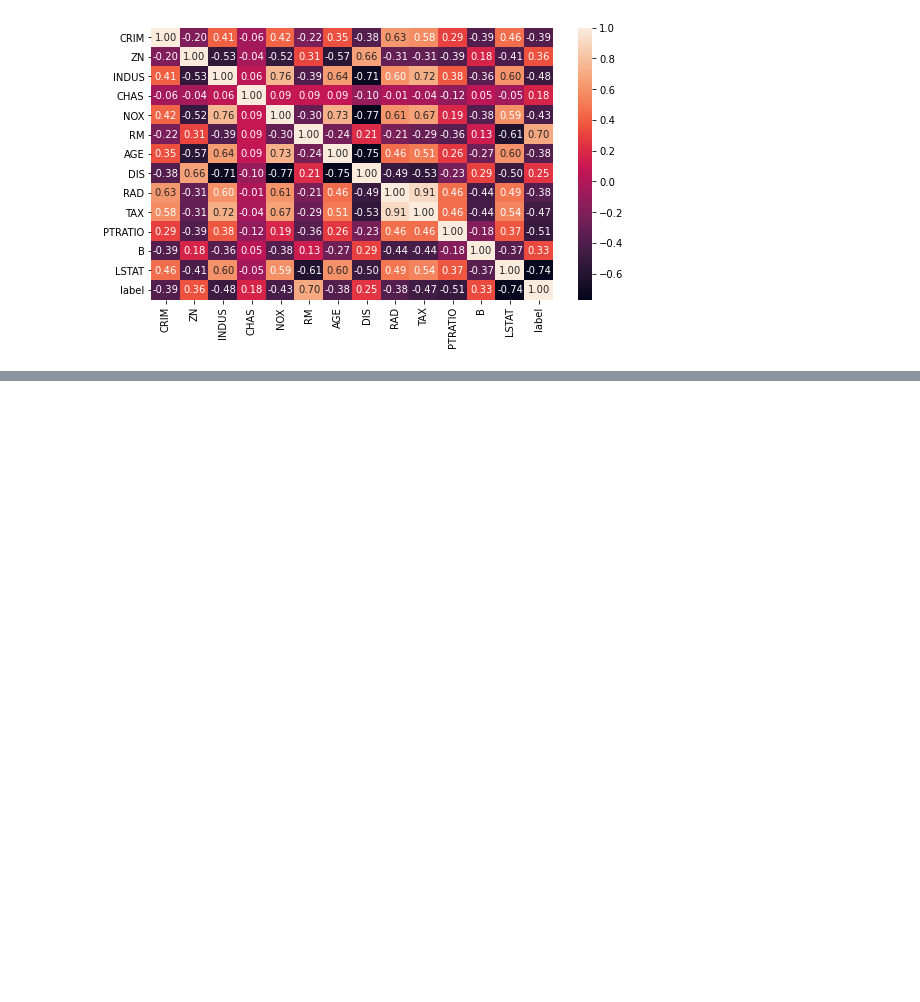
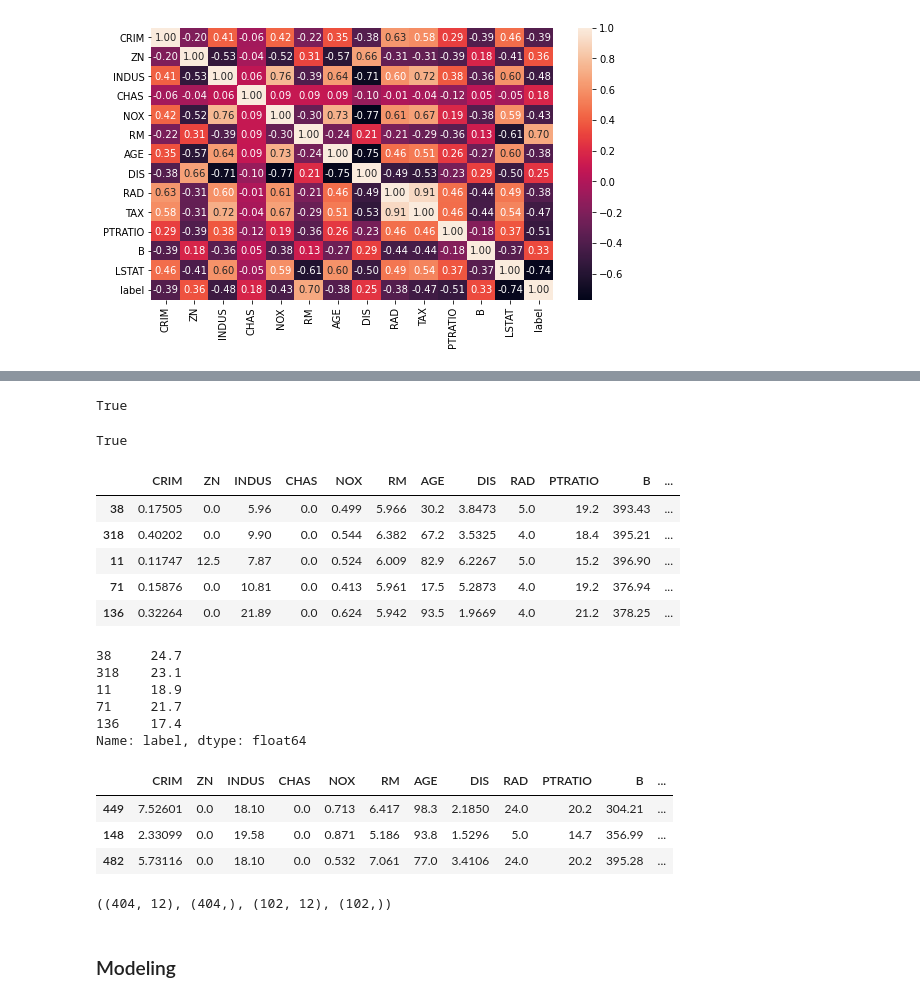
Before and after one commit to datacuriosity/MCI_Python_28S_Level_2, a Jupyter notebook: Lecture/Lecture_01+02_Linear_Regression/Lecture_01.ipynb, the cells around one changed output, grey strips where cells are left out. Drawn from its saved outputs; the diff is of its cells as text; code cells hidden in the pictures; blank space fills up the shorter version.

```diff
--- a/Lecture/Lecture_01+02_Linear_Regression/Lecture_01.ipynb
+++ b/Lecture/Lecture_01+02_Linear_Regression/Lecture_01.ipynb
@@ -105,0 +114,39 @@ Name: label, Length: 404, dtype: float64
+# %%
+X_train.shape[0] == y_train.shape[0]
+# %% [output]
+True
+# %%
+X_test.shape[0] == y_test.shape[0]
+# %% [output]
+True
+# %%
+X_train.head(5)
+# %% [output]
+|  | CRIM | ZN | INDUS | CHAS | NOX | RM | AGE | DIS | RAD | PTRATIO | B | ... |
+| 38 | 0.17505 | 0.0 | 5.96 | 0.0 | 0.499 | 5.966 | 30.2 | 3.8473 | 5.0 | 19.2 | 393.43 | ... |
+| 318 | 0.40202 | 0.0 | 9.90 | 0.0 | 0.544 | 6.382 | 67.2 | 3.5325 | 4.0 | 18.4 | 395.21 | ... |
+| 11 | 0.11747 | 12.5 | 7.87 | 0.0 | 0.524 | 6.009 | 82.9 | 6.2267 | 5.0 | 15.2 | 396.90 | ... |
+| 71 | 0.15876 | 0.0 | 10.81 | 0.0 | 0.413 | 5.961 | 17.5 | 5.2873 | 4.0 | 19.2 | 376.94 | ... |
+| 136 | 0.32264 | 0.0 | 21.89 | 0.0 | 0.624 | 5.942 | 93.5 | 1.9669 | 4.0 | 21.2 | 378.25 | ... |
+# %%
+y_train.head(5)
+# %% [output]
+38     24.7
+318    23.1
+11     18.9
+71     21.7
+136    17.4
+Name: label, dtype: float64
+# %%
+X_test.head(3)
+# %% [output]
+|  | CRIM | ZN | INDUS | CHAS | NOX | RM | AGE | DIS | RAD | PTRATIO | B | ... |
+| 449 | 7.52601 | 0.0 | 18.10 | 0.0 | 0.713 | 6.417 | 98.3 | 2.1850 | 24.0 | 20.2 | 304.21 | ... |
+| 148 | 2.33099 | 0.0 | 19.58 | 0.0 | 0.871 | 5.186 | 93.8 | 1.5296 | 5.0 | 14.7 | 356.99 | ... |
+| 482 | 5.73116 | 0.0 | 18.10 | 0.0 | 0.532 | 7.061 | 77.0 | 3.4106 | 24.0 | 20.2 | 395.28 | ... |
+# %%
+X_train.shape, y_train.shape, X_test.shape, y_test.shape
+# %% [output]
+((404, 12), (404,), (102, 12), (102,))
+# %% [markdown]
+### Modeling
```
Also changed, not shown: parts of 9 cells of this notebook.
